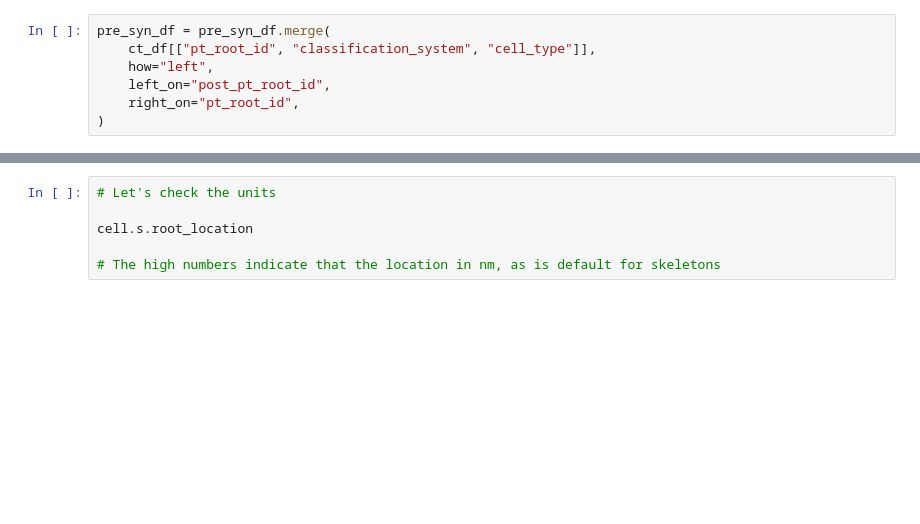
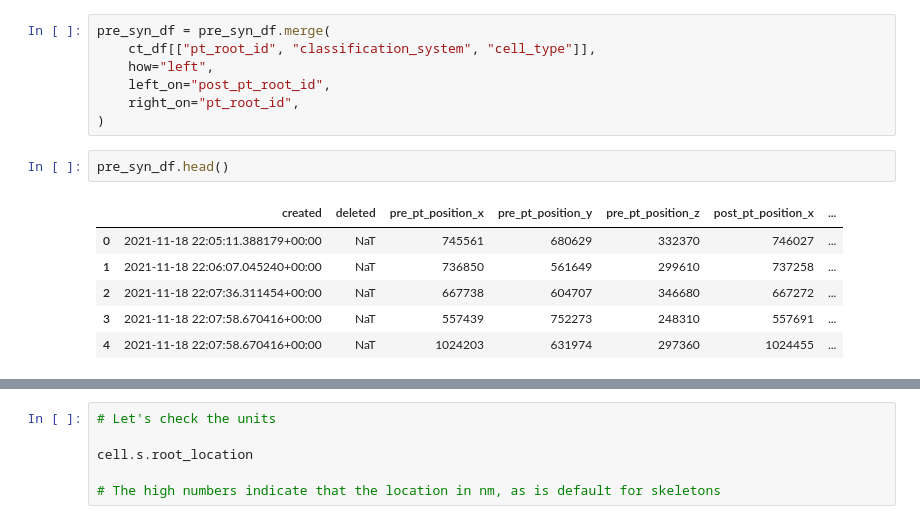
Before and after one commit to AllenSWDB/SWDB_2026_Connectomics, a Jupyter notebook: code/workshops/Module_1b.ipynb, the cells around one changed output, grey strips where cells are left out. Cells and saved outputs as stored; diff of their text form; blank space fills up the shorter version.

```diff
--- a/code/workshops/Module_1b.ipynb
+++ b/code/workshops/Module_1b.ipynb
@@ -91,3 +98,12 @@ pre_syn_df = pre_syn_df.merge(
     left_on="post_pt_root_id",
     right_on="pt_root_id",
 )
+# %%
+pre_syn_df.head()
+# %% [output]
+|  | created | deleted | pre_pt_position_x | pre_pt_position_y | pre_pt_position_z | post_pt_position_x | ... |
+| 0 | 2021-11-18 22:05:11.388179+00:00 | NaT | 745561 | 680629 | 332370 | 746027 | ... |
+| 1 | 2021-11-18 22:06:07.045240+00:00 | NaT | 736850 | 561649 | 299610 | 737258 | ... |
+| 2 | 2021-11-18 22:07:36.311454+00:00 | NaT | 667738 | 604707 | 346680 | 667272 | ... |
+| 3 | 2021-11-18 22:07:58.670416+00:00 | NaT | 557439 | 752273 | 248310 | 557691 | ... |
+| 4 | 2021-11-18 22:07:58.670416+00:00 | NaT | 1024203 | 631974 | 297360 | 1024455 | ... |
```
Also changed, not shown: parts of 4 cells of this notebook, 1 other file.
